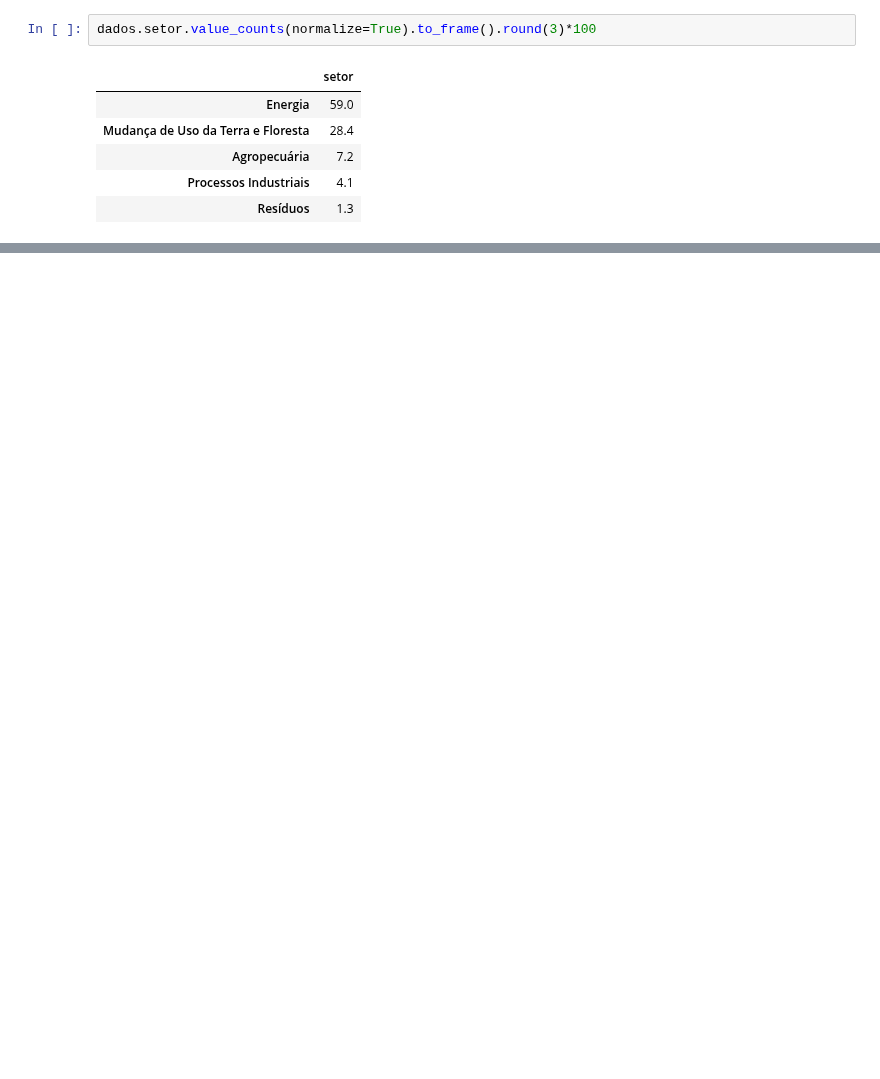
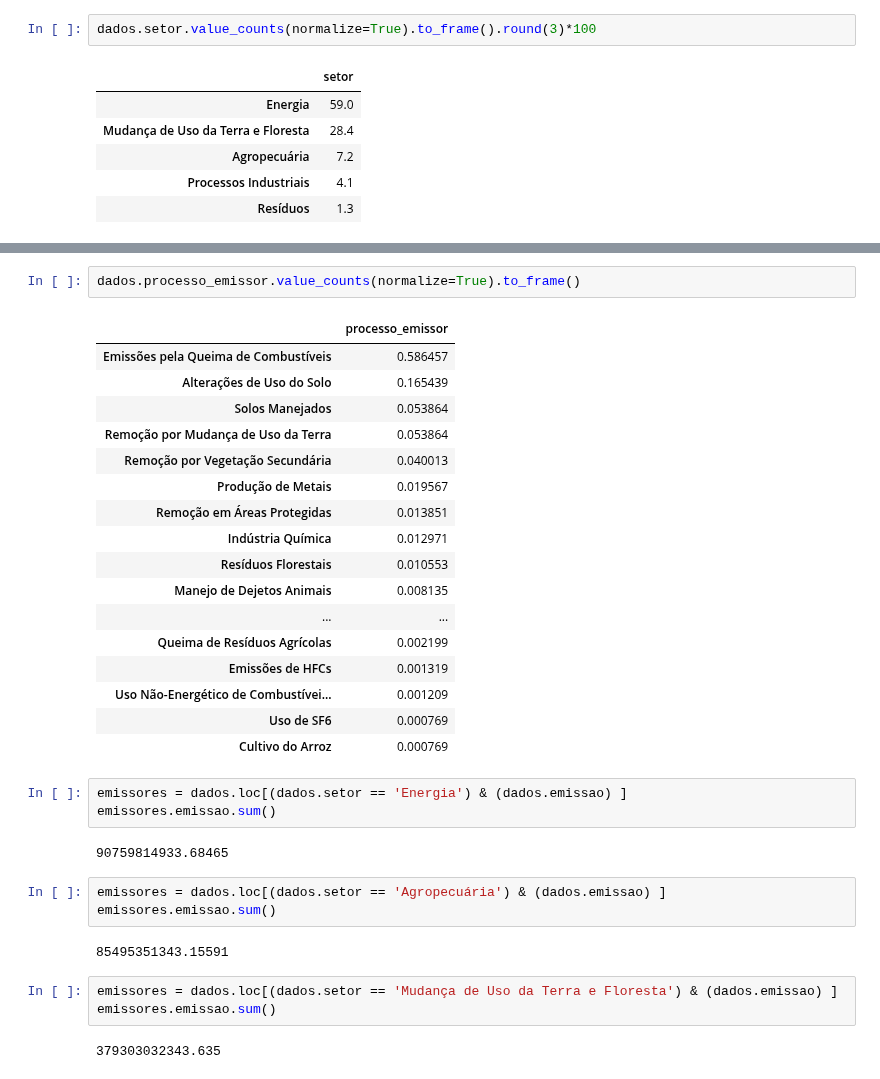
Before and after one commit to Iamiran1/Projeto-2---Ci-ncia-de-Dados, a Jupyter notebook: P2 .ipynb, the cells around one changed output, grey strips where cells are left out. Cells and saved outputs as stored; diff of their text form; blank space fills up the shorter version.

```diff
--- a/P2 .ipynb
+++ b/P2 .ipynb
@@ -56,0 +104,35 @@ dados.boxplot('emissao',by = 'setor',figsize=(15,5))
+# %%
+dados.processo_emissor.value_counts(normalize=True).to_frame()
+# %% [output]
+|  | processo_emissor |
+| Emissões pela Queima de Combustíveis | 0.586457 |
+| Alterações de Uso do Solo | 0.165439 |
+| Solos Manejados | 0.053864 |
+| Remoção por Mudança de Uso da Terra | 0.053864 |
+| Remoção por Vegetação Secundária | 0.040013 |
+| Produção de Metais | 0.019567 |
+| Remoção em Áreas Protegidas | 0.013851 |
+| Indústria Química | 0.012971 |
+| Resíduos Florestais | 0.010553 |
+| Manejo de Dejetos Animais | 0.008135 |
+| ... | ... |
+| Queima de Resíduos Agrícolas | 0.002199 |
+| Emissões de HFCs | 0.001319 |
+| Uso Não-Energético de Combustívei... | 0.001209 |
+| Uso de SF6 | 0.000769 |
+| Cultivo do Arroz | 0.000769 |
+# %%
+emissores = dados.loc[(dados.setor == 'Energia') & (dados.emissao) ]
+emissores.emissao.sum()
+# %% [output]
+90759814933.68465
+# %%
+emissores = dados.loc[(dados.setor == 'Agropecuária') & (dados.emissao) ]
+emissores.emissao.sum()
+# %% [output]
+85495351343.15591
+# %%
+emissores = dados.loc[(dados.setor == 'Mudança de Uso da Terra e Floresta') & (dados.emissao) ]
+emissores.emissao.sum()
+# %% [output]
+379303032343.635
```
Also changed, not shown: parts of 5 cells of this notebook.
